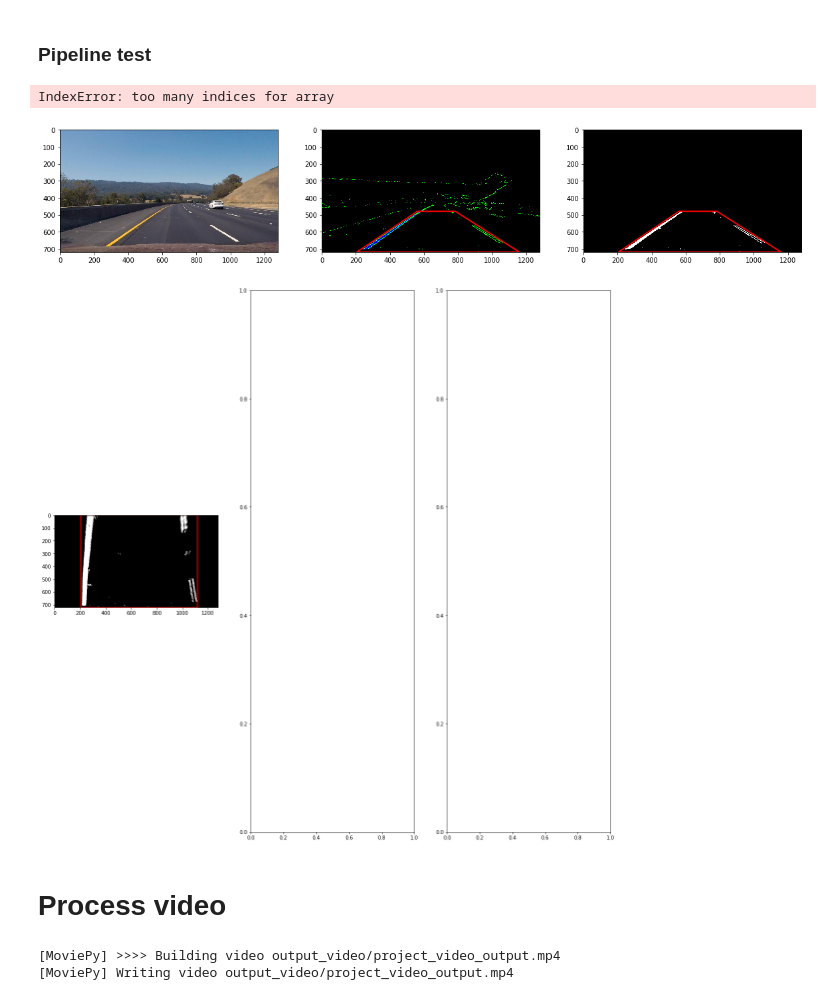
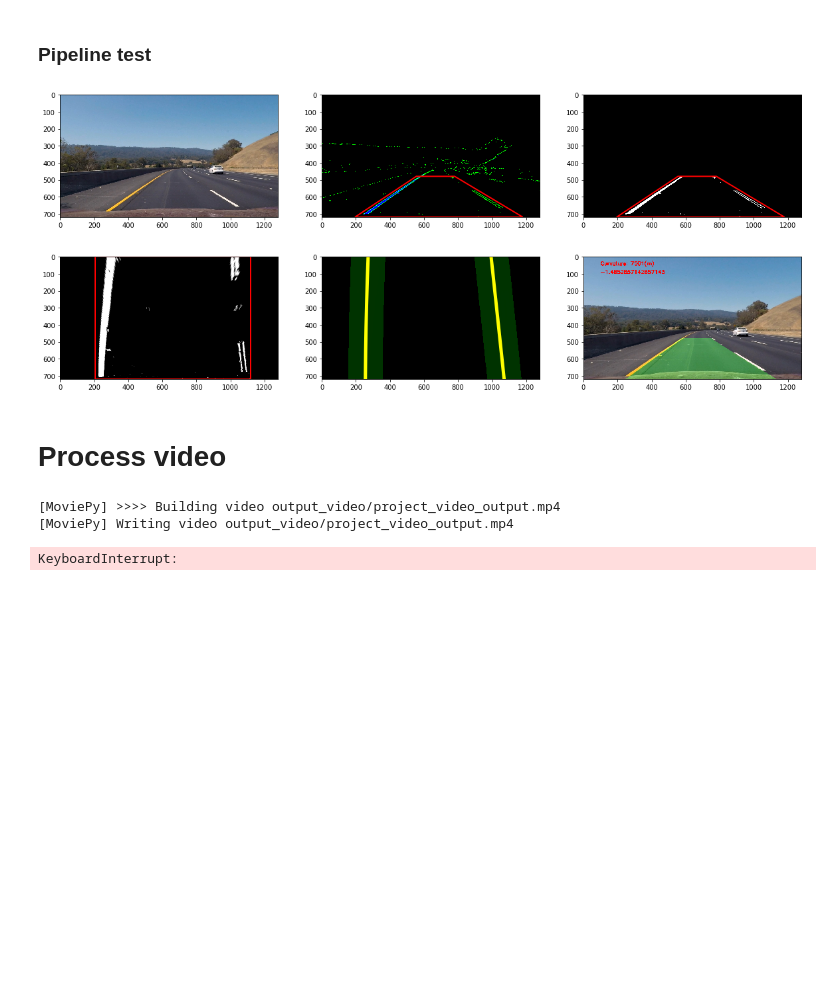
Before and after one commit to fvmassoli/Advanced-Lane-Lines-ComputerVision, a Jupyter notebook: project.ipynb, the cells around one changed output. Saved outputs shown, nothing was run; the diff lists cells and outputs as text; code cells hidden in the pictures; blank space fills up the shorter version.

Commit message:
Implemented smoothing function to draw lane lines

```diff
--- a/project.ipynb
+++ b/project.ipynb
@@ -100,40 +93,32 @@ gradient_threshold = GradientThreshold(kernel=3, thres_x=(20, 200), thres_y=(45,
                                        thres_mag=(35, 255), thres_dir=(0.7, 1.3))
 lane = LaneLines()
 # %%
-src      =  np.array([[205, 720], [1160, 720], [784, 480], [560, 480]], np.float32)
-vertices = [np.array([[205, 720], [1160, 720], [784, 480], [560, 480]], np.int32)]
+src      =  np.array([[195, 720], [1180, 720], [780, 480], [555, 480]], np.float32)
+vertices = [np.array([[195, 720], [1180, 720], [780, 480], [555, 480]], np.int32)]
 dst = np.array([[205, 720], [1120, 720], [1120, 0], [205, 0]], np.float32)
 
 first_color_thresh=([[18,31], [60,255], [90,255]])
 second_color_thresh=([[0,57], [90,255], [180,255]])
 # %%
 def video_pipeline(img, test=False):
-
     # undistort the image
     undistored_image = camera_calibrator.undistort_image(img)
-
     # apply gradient threshold
     gt_result = gradient_threshold.get_gradient_threshold_combined(undistored_image)
-
     # apply color threshold
     hsv = convert_to_hsv(undistored_image)
     ct_result_1 = apply_color_threshold(hsv, first_color_thresh)
     ct_result_2 = apply_color_threshold(hsv, second_color_thresh)
     ct_result = ct_result_1 & ct_result_2
-
     # combine gradient and color threshold
     combined_image = get_color_gradient_combined(gt_result, ct_result)
-
     # mask the image
     masked_image = region_of_interest(combined_image, vertices)
-
     # warp the image
     binary_warped, Minv = warp_image(masked_image, src, dst)
-
     # Find the lane lines
-    lane.lane_lines_full_search(binary_warped)
-    lane_lines = lane.translate_to_real_world_image(undistored_image, binary_warped, Minv)
-
+    lane.search(binary_warped)
+    lane_lines = lane.translate_to_real_world_image(undistored_image, Minv)
     if test:
         return combined_image, gt_result, ct_result, masked_image, binary_warped, lane, lane_lines
     else:
@@ -144,7 +129,7 @@ def video_pipeline(img, test=False):
 plot_pipeline_test = True
 img_index = 4 # must be < 7
 
-def show_test_result(test_image, gt_results, ct_results, masked_images, warps, lane, pipeline_results):
+def show_test_result(test_image, gt_results, ct_results, masked_images, warp, lane, pipeline_results):
     plt.close('all')
     fig, ((ax1, ax2, ax3)) = plt.subplots(nrows=1, ncols=3, figsize=(20,20))
     img = mpimg.imread(test_image)
@@ -157,44 +142,42 @@ def show_test_result(test_image, gt_results, ct_results, masked_images, warps, l
     rect = patches.Polygon(src, closed=True, fill=False, edgecolor='r', linewidth=2)
     ax3.add_patch(rect)
     fig2, ((ax4, ax5, ax6)) = plt.subplots(nrows=1, ncols=3, figsize=(20,20))
-    ax4.imshow(warps, cmap='gray')
+    ax4.imshow(warp, cmap='gray')
     rect = patches.Polygon(dst, closed=True, fill=False, edgecolor='r', linewidth=2)
     ax4.add_patch(rect)
     result, fit_leftx, fit_rightx, fity = lane.plot()
     ax5.imshow(result)
-    ax5.plot(self.fit_leftx, self.fity, color='yellow', linewidth=5.0)
-    ax5.plot(self.fit_rightx, self.fity, color='yellow', linewidth=5.0)
-    ax5.xlim(0, 1280)
-    ax5.ylim(720, 0)
+    ax5.plot(fit_leftx, fity, color='yellow', linewidth=5.0)
+    ax5.plot(fit_rightx, fity, color='yellow', linewidth=5.0)
     ax6.imshow(pipeline_results)
+
 
 def test_video_pipeline():
     combined_images = []
     gt_results = []
     ct_results = []
     masked_images = []
     warps = []
     lanes = []
     pipeline_results = []
     for path in test_images:
         img = mpimg.imread(path)
         combined_image, gt_result, ct_result, masked_image, warped, lane, lane_lines = video_pipeline(img, True)
         combined_images.append(combined_image)
         gt_results.append(gt_result)
         ct_results.append(ct_result)
         masked_images.append(masked_image)
         warps.append(warped)
         lanes.append(lane)
         pipeline_results.append(lane_lines)
     show_test_result(test_images[img_index], gt_results[img_index], ct_results[img_index],
                       masked_images[img_index], warps[img_index], lanes[img_index], pipeline_results[img_index])
 
 if plot_pipeline_test:
     test_video_pipeline()
 # %% [output]
-IndexError: too many indices for array
 [figure]
-[figure, old version]
+[figure, new version]
 # %% [markdown]
 # Process video
 # %%
@@ -210,6 +193,7 @@ clip = clip1.fl_image(process_video)
 # %% [output]
 [MoviePy] >>>> Building video output_video/project_video_output.mp4
 [MoviePy] Writing video output_video/project_video_output.mp4
+KeyboardInterrupt:
 # %%
 video_output = 'output_video/challenge_video_output.mp4'
 clip1 = VideoFileClip('challenge_video.mp4')
```
Also changed, not shown: parts of 7 cells of this notebook, 3 other files.
